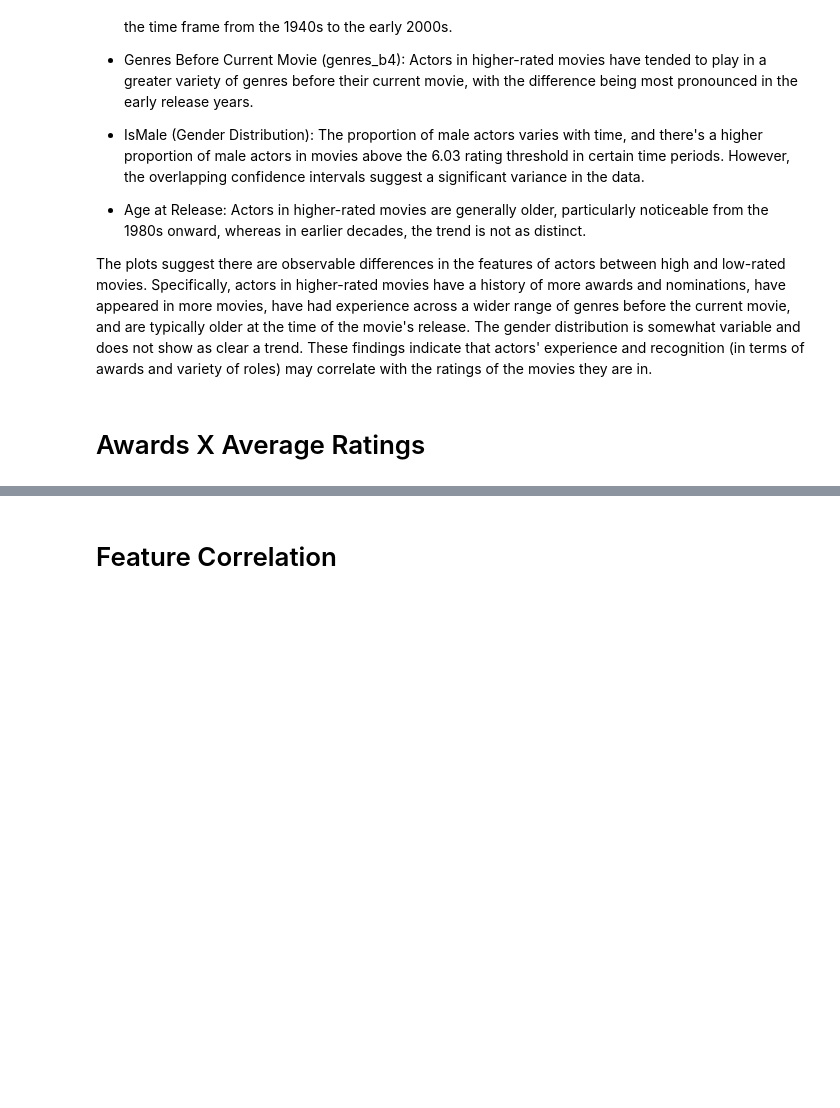
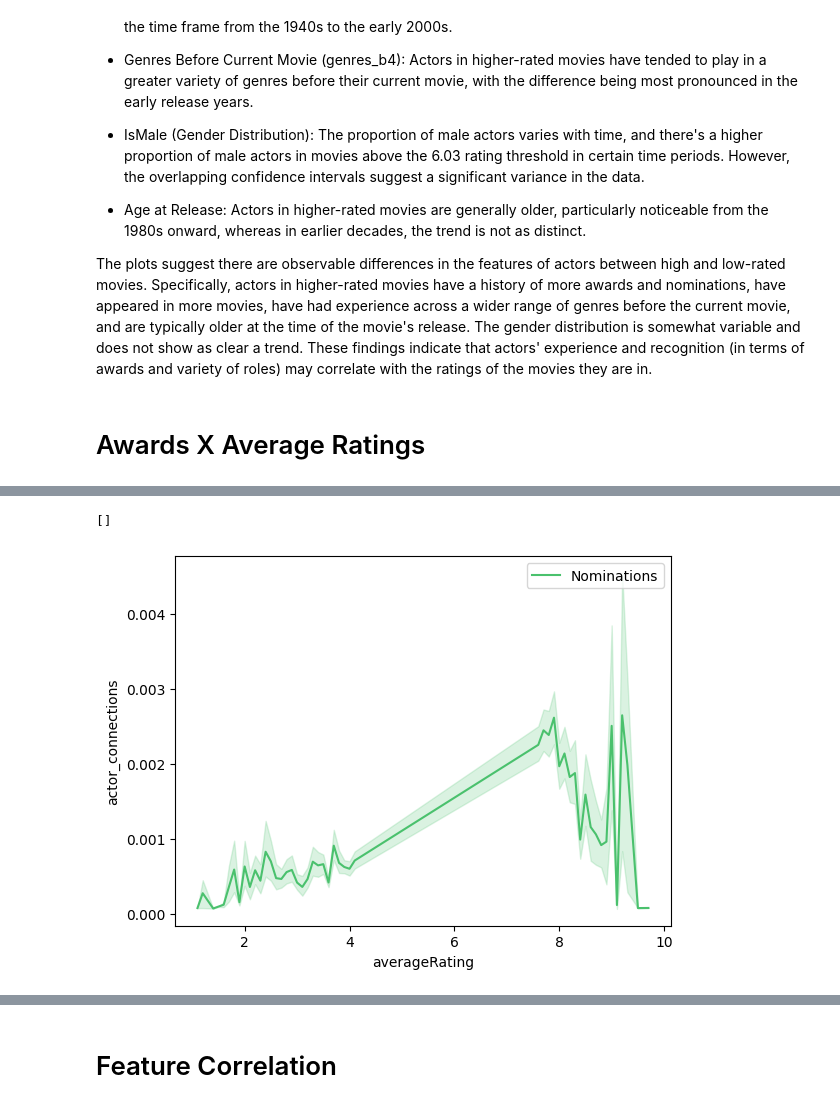
Before and after one commit to epfl-ada/ada-2023-project-dromadaire, a Jupyter notebook: P3end.ipynb, the cells around one changed output, grey strips where cells are left out. Drawn from its saved outputs; the diff is of its cells as text; code cells hidden in the pictures; blank space fills up the shorter version.

```diff
--- a/P3end.ipynb
+++ b/P3end.ipynb
@@ -157,0 +231,6 @@ The plots suggest there are observable differences in the features of actors bet
+# %%
+sns.lineplot(x='averageRating', y='actor_connections', data=actors_movies, errorbar=('ci', 95), label='Nominations',color=sns.color_palette('viridis')[4])
+plt.plot()
+# %% [output]
+[]
+[figure, added]
```
Also changed, not shown: parts of 19 cells of this notebook.
